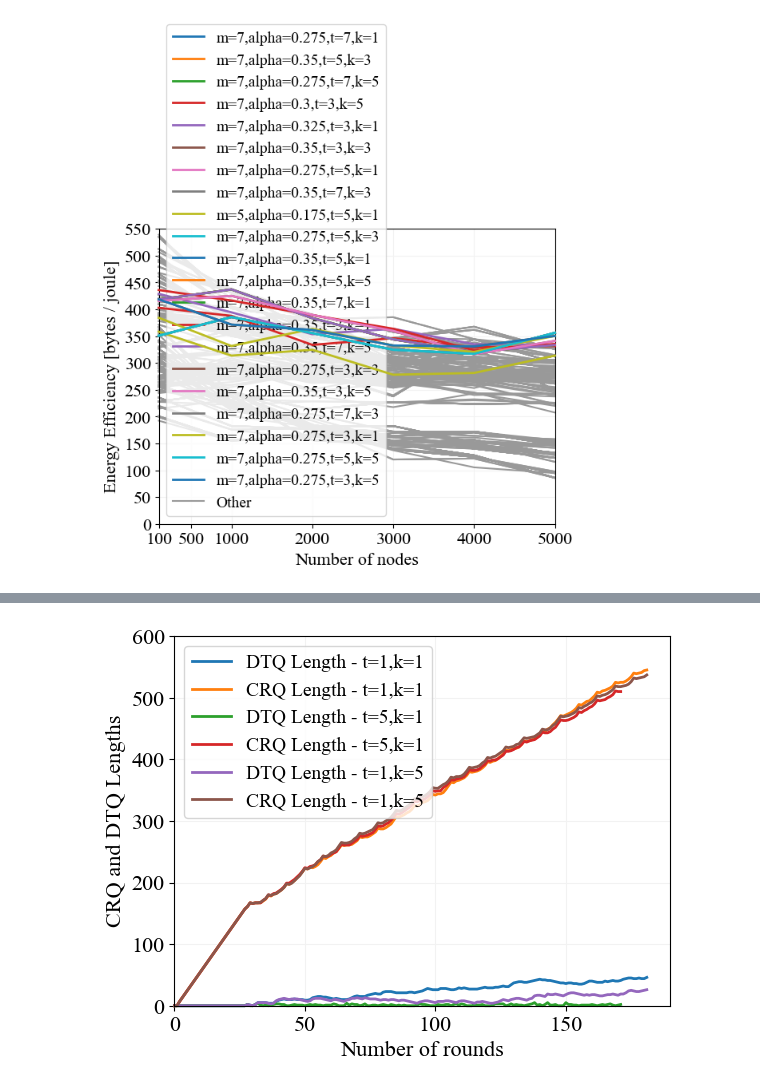
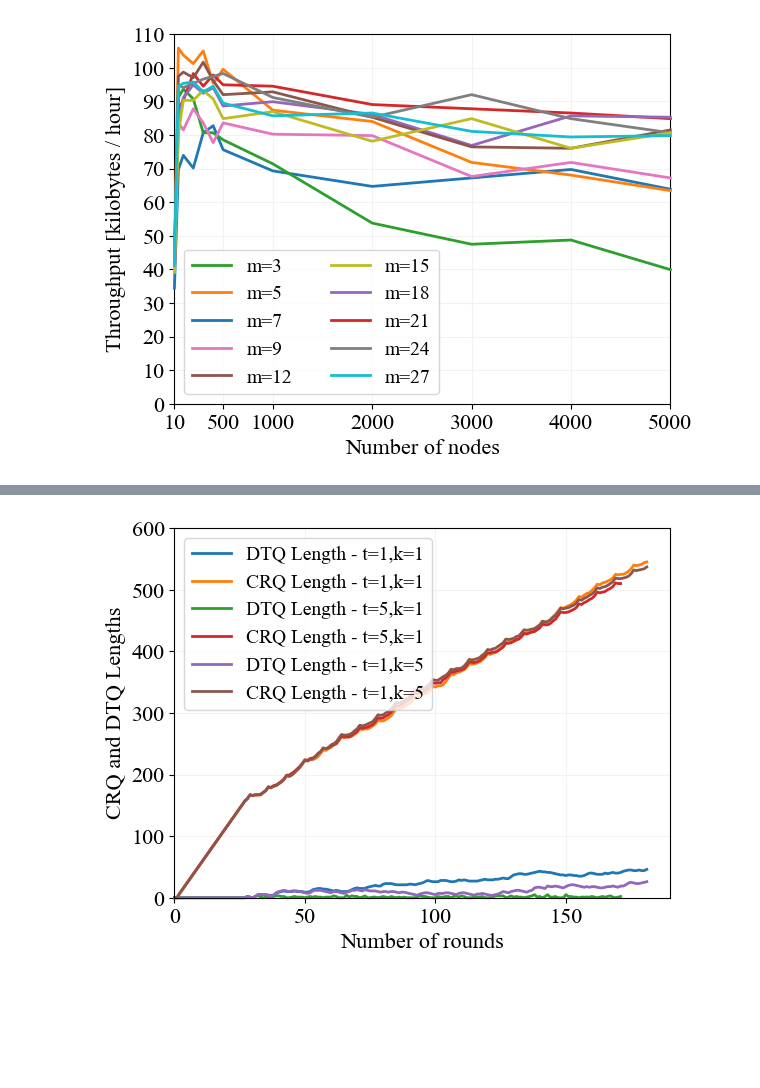
Before and after one commit to jason-gerard/DRAAF-pipeline, a Jupyter notebook: DtS_DQ_Variant_Paper/sensitivity_analysis.ipynb, the cells around one changed output, grey strips where cells are left out. Drawn from its saved outputs; the diff is of its cells as text; code cells hidden in the pictures; blank space fills up the shorter version.

```diff
--- a/DtS_DQ_Variant_Paper/sensitivity_analysis.ipynb
+++ b/DtS_DQ_Variant_Paper/sensitivity_analysis.ipynb
@@ -9,7 +9,8 @@ plt.rcParams.update({'font.size': 16})
 plt.rc('legend', fontsize=14)
 plt.rcParams.update({'font.family': 'Times New Roman'})
 # %%
-data_dir = "filtered_data_sensitivity_analysis"
+# data_dir = "filtered_data_sensitivity_analysis"
+data_dir = "filtered_sensitivity_new"
 
 sca_files = [f for f in os.listdir(data_dir) if ".sca" in f]
 vec_files = [f for f in os.listdir(data_dir) if ".vec" in f]
@@ -284,21 +278,20 @@ def plot_runs(metric_names, label, ylims, is_log=False, show_metric_name=False):
         values.sort()
     # pprint.pprint(values)
     values = values[:20]
-    pprint.pprint(values)
+    # Uncomment to show values
+    # pprint.pprint(values)
     values = [value[1] for value in values]
 
     for metric in metric_names:
         for index, protocol in enumerate(metrics):
-            x = list(metrics[protocol].keys())[1:] # skip count = 10
+            x = list(metrics[protocol].keys())
             ys = [metrics[protocol][node_count][metric] for node_count in x]
             y = [np.average(y) for y in ys]
 
-            key_label = protocol if not show_metric_name else f"{metric} - {protocol}"
-
-            if protocol in values or "MSDQ_Sensitivity_Analysis-m=5,distribution=exponential,alpha=0.175,t=5,k=1" in protocol:
-                # MSDQ_Sensitivity_Analysis-m=7,distribution=exponential,alpha=0.275,t=7,k=1
+            if protocol in values:
                 parts = protocol.split('-')[1].split(',')
-                key_label = f"{parts[0]},{','.join(parts[2:])}" if not show_metric_name else f"{metric} - {protocol}"
+                # key_label = f"{parts[0]},{','.join(parts[2:])}" if not show_metric_name else f"{metric} - {protocol}"
+                key_label = f"{parts[0]}" if not show_metric_name else f"{metric} - {protocol}"
                 plt.plot(x, y, label=key_label, zorder=999, clip_on=False, linewidth=2)
             else:
                 color = "#999999"
@@ -317,16 +310,20 @@ def plot_runs(metric_names, label, ylims, is_log=False, show_metric_name=False):
     plt.ylabel(y_label)
     plt.xlabel("Number of nodes")
     # plt.legend(bbox_to_anchor=(1.04, 1), loc="upper left")
-    plt.legend(loc="lower left", ncol=1)
+
+    handles, labels = ax.get_legend_handles_labels()
+    labels, handles = zip(*sorted(zip(labels, handles), key=lambda t: int(t[0].split("=")[1])))
+    ax.legend(handles, labels, ncol=2)
+
     plt.grid(linestyle='-', color='0.95')
 
     if is_log:
         plt.yscale("log")
 
     plt.ylim(ylims[0], ylims[1])
-    plt.xlim(100, 5000)
+    plt.xlim(10, 5000)
 
-    x_ticks = np.append(ax.get_xticks()[1:], 100)
+    x_ticks = np.append(ax.get_xticks()[1:], 10)
     x_ticks = np.append(x_ticks, 500)
     ax.set_xticks(x_ticks)
 
@@ -335,38 +332,38 @@ def plot_runs(metric_names, label, ylims, is_log=False, show_metric_name=False):
         if len(ax.get_yticks()) < 5:
             ax.set_yticks(np.arange(ylims[0], ylims[1]+1, 10))
 
-    # plt.savefig(
-    #     os.path.join(output_dir, f"sensitivity_analysis_{label.replace(' ', '_').replace('/', '_')}.pdf"),
-    #     format="pdf",
-    #     bbox_inches='tight'
-    # )
+    plt.savefig(
+        os.path.join(output_dir, f"sensitivity_analysis_{label.replace(' ', '_').replace('/', '_')}.pdf"),
+        format="pdf",
+        bbox_inches='tight'
+    )
 
     plt.show()
 
 ##### Satellite Energy Efficiency [bytes / joule]
-metric = "Satellite Energy Efficiency [bytes / joule]"
-plot_runs([metric], metric, [0, 550], False)
-
-##### Average Energy Efficiency per Node [bytes / joule]
-metric = "Average Energy Efficiency per Node [bytes / joule]"
-plot_runs([metric], metric, [0.1, 100], True)
-
-##### Network Energy Efficiency [bytes / joule]
-metric = "Network Energy Efficiency [bytes / joule]"
-plot_runs([metric], metric, [0.1, 100], True)
-
-##### Jain Fairness Index
-metric = "Jain Fairness Index"
-plot_runs([metric], metric, [0.01, 1], True)
-
+# metric = "Satellite Energy Efficiency [bytes / joule]"
+# plot_runs([metric], metric, [0, 550], False)
+#
+# ##### Average Energy Efficiency per Node [bytes / joule]
+# metric = "Average Energy Efficiency per Node [bytes / joule]"
+# plot_runs([metric], metric, [0.1, 100], True)
+#
+# ##### Network Energy Efficiency [bytes / joule]
+# metric = "Network Energy Efficiency [bytes / joule]"
+# plot_runs([metric], metric, [0.1, 100], True)
+#
+# ##### Jain Fairness Index
+# metric = "Jain Fairness Index"
+# plot_runs([metric], metric, [0.01, 1], True)
+#
 ##### Throughput kilobytes / hour
 metric = "Throughput [kilobytes / hour]"
-plot_runs([metric], metric, [0, 120])
+plot_runs([metric], metric, [0, 110])
 
-##### Overhead and data [bytes]
-plot_runs(["Data", "Overhead"], "Overhead and data [bytes]", [100, 1000000], True, True)
-
-##### Average Delay [seconds]
-metric = "Average Delay [seconds]"
-plot_runs([metric], metric, [0, 400])
+# ##### Overhead and data [bytes]
+# plot_runs(["Data", "Overhead"], "Overhead and data [bytes]", [100, 1000000], True, True)
+#
+# ##### Average Delay [seconds]
+# metric = "Average Delay [seconds]"
+# plot_runs([metric], metric, [0, 400])
 # %% [output]
@@ -390 +370 @@ plot_runs([metric], metric, [0, 400])
-[figure, old version]
+[figure, new version]
```
Also changed, not shown: parts of 3 cells of this notebook, 16 other files.
